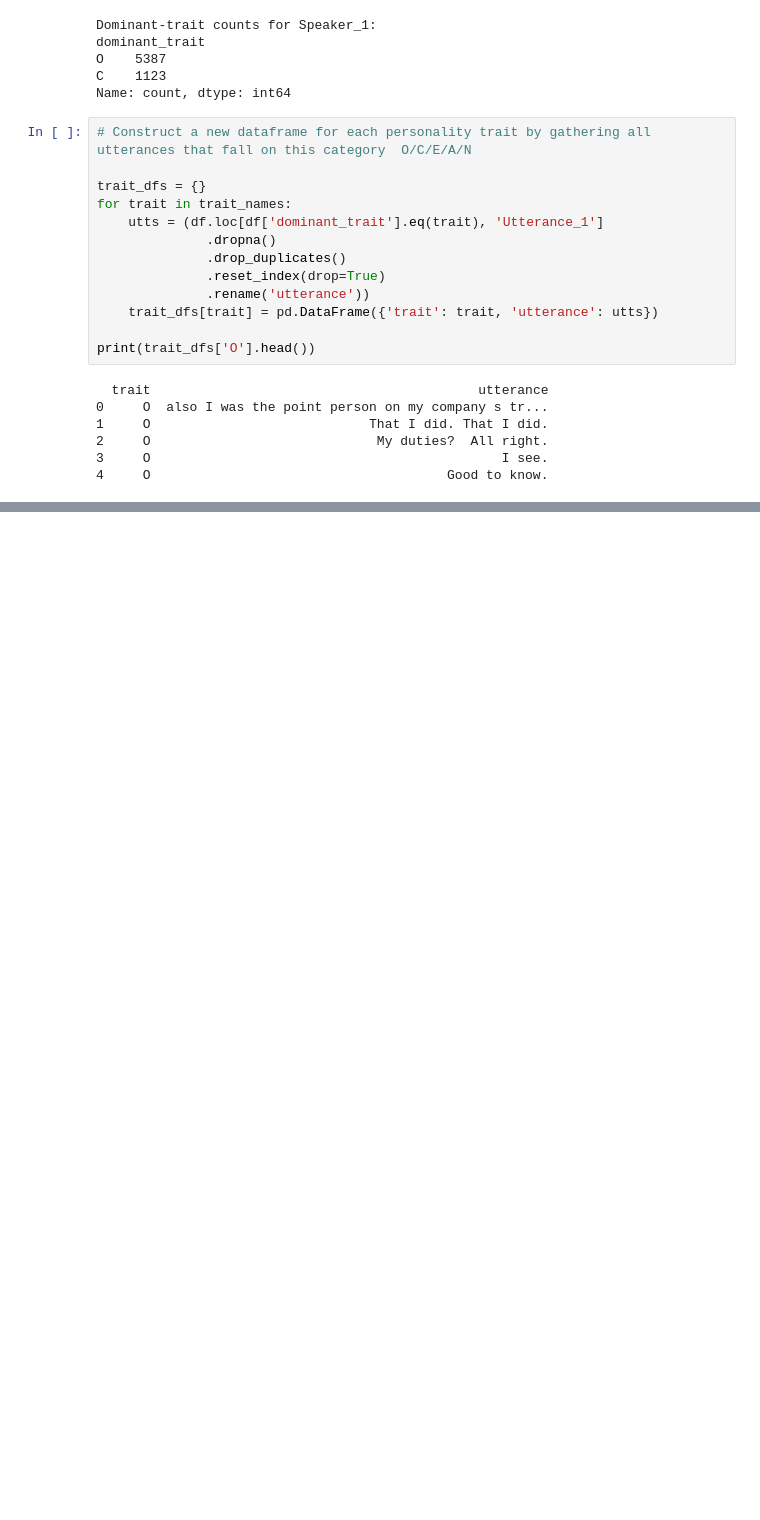
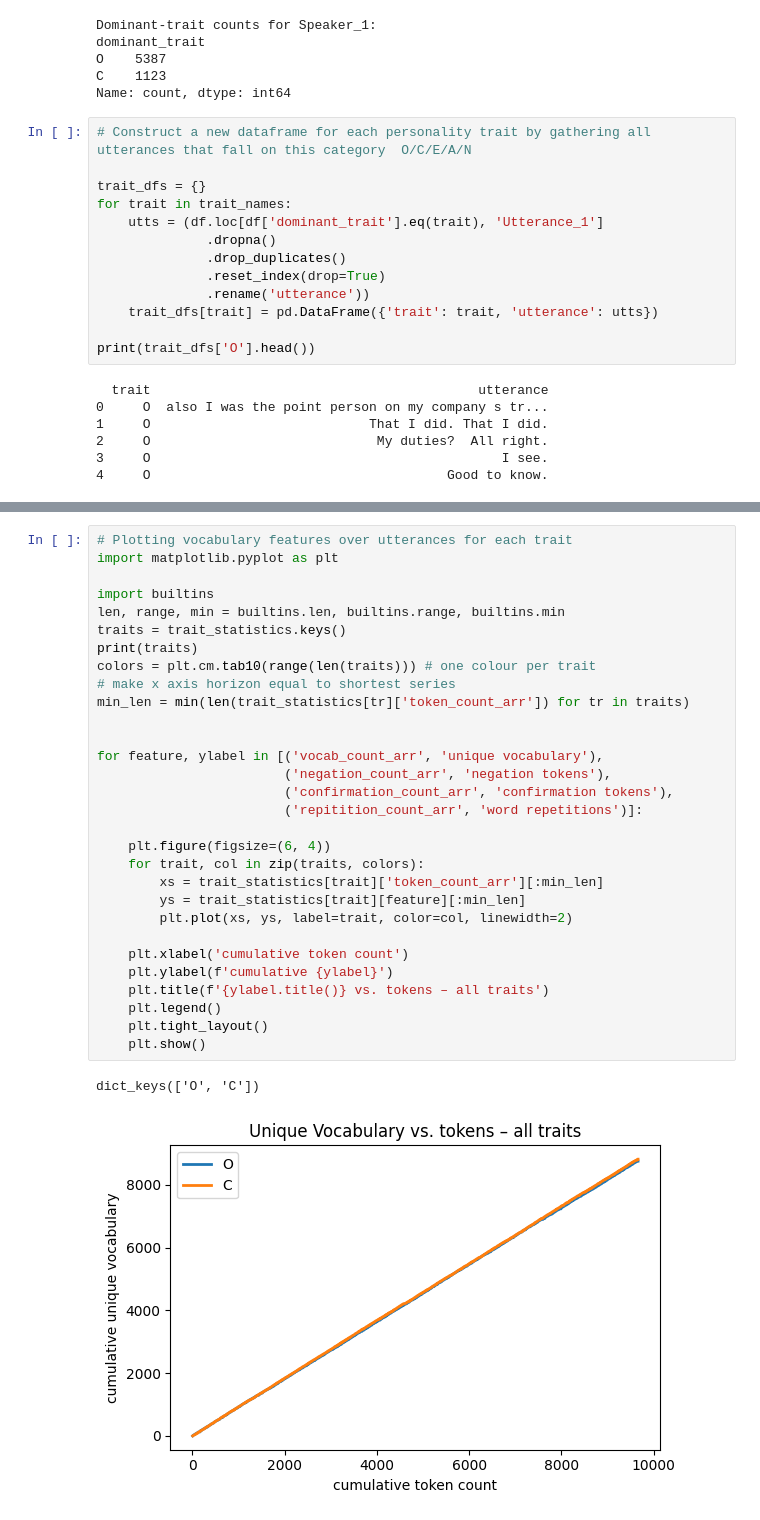
Before and after one commit to Xiru1024/NLP_Personality-Analysis, a Jupyter notebook: main.ipynb, the cells around one changed output, grey strips where cells are left out. Cells and saved outputs as stored; diff of their text form; blank space fills up the shorter version.

```diff
--- a/main.ipynb
+++ b/main.ipynb
@@ -744,0 +776,33 @@ build_speaker_vocab_info(trait_dfs['O'], stride)
+# %%
+# Plotting vocabulary features over utterances for each trait
+import matplotlib.pyplot as plt
+
+import builtins
+len, range, min = builtins.len, builtins.range, builtins.min
+traits = trait_statistics.keys()
+print(traits)
+colors = plt.cm.tab10(range(len(traits))) # one colour per trait
+# make x axis horizon equal to shortest series
+min_len = min(len(trait_statistics[tr]['token_count_arr']) for tr in traits)
+
+
+for feature, ylabel in [('vocab_count_arr', 'unique vocabulary'),
+                        ('negation_count_arr', 'negation tokens'),
+                        ('confirmation_count_arr', 'confirmation tokens'),
+                        ('repitition_count_arr', 'word repetitions')]:
+
+    plt.figure(figsize=(6, 4))
+    for trait, col in zip(traits, colors):
+        xs = trait_statistics[trait]['token_count_arr'][:min_len]
+        ys = trait_statistics[trait][feature][:min_len]
+        plt.plot(xs, ys, label=trait, color=col, linewidth=2)
+
+    plt.xlabel('cumulative token count')
+    plt.ylabel(f'cumulative {ylabel}')
+    plt.title(f'{ylabel.title()} vs. tokens – all traits')
+    plt.legend()
+    plt.tight_layout()
+    plt.show()
+# %% [output]
+dict_keys(['O', 'C'])
+[figure, added]
```
Also changed, not shown: parts of 17 cells of this notebook, 2 other files.
